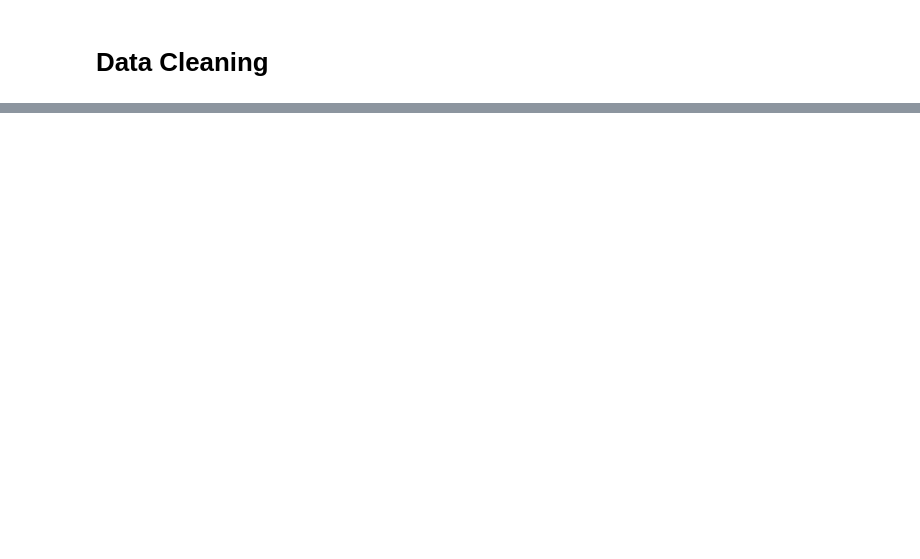
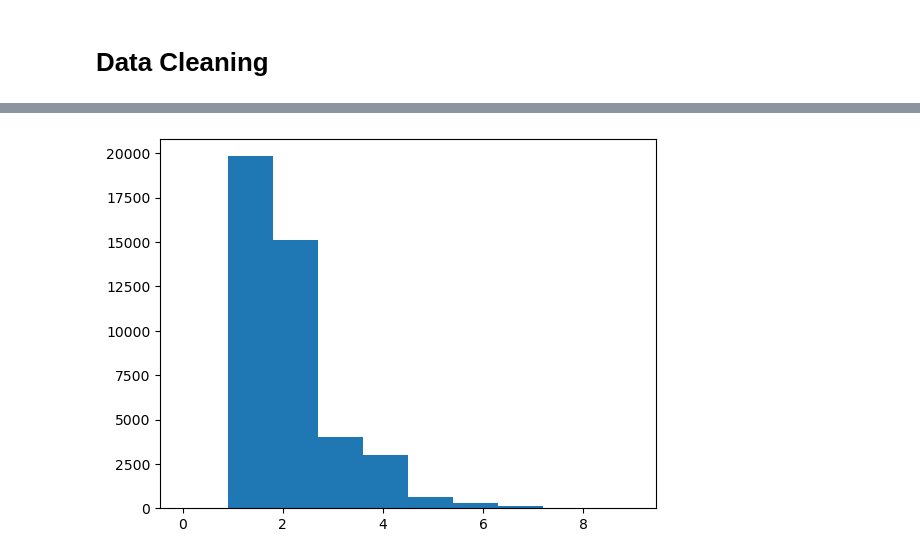
Before and after one commit to Luwate/dsc-phase-1-project, a Jupyter notebook: student.ipynb, the cells around one changed output, grey strips where cells are left out. Saved outputs shown, nothing was run; the diff lists cells and outputs as text; code cells hidden in the pictures; blank space fills up the shorter version.

Commit message:
Extensive data cleaning

```diff
--- a/student.ipynb
+++ b/student.ipynb
@@ -324,3 +375,5 @@ Weather.Condition         0.029887
 dtype: float64
 # %% [markdown]
 # Data Cleaning
+# %%
+df_cleaned = df_relevant.copy()
@@ -326,0 +398,2 @@ dtype: float64
+# %%
+df_cleaned.drop_duplicates(subset='Event.Id', keep=False, inplace=True)
@@ -326,0 +405,2 @@ dtype: float64
+# %%
+df_cleaned['Total.Souls'] = df_cleaned['Total.Fatal.Injuries'] + df_cleaned['Total.Serious.Injuries'] + df_cleaned['Total.Minor.Injuries'] + df_cleaned['Total.Uninjured']
@@ -326,0 +434,4 @@ dtype: float64
+# %%
+df_temp = df_cleaned.copy()
+df_temp.dropna(subset=['Number.of.Engines', 'Total.Souls'], inplace=True)
+df_temp.isnull().mean()
@@ -326,0 +456,5 @@ dtype: float64
+# %%
+fig, ax = plt.subplots()
+ax.hist(pd.DataFrame(df_temp[(df_temp['Number.of.Engines']==1) & (df_temp['Total.Souls']<10)]['Total.Souls']), bins =10);
+# %% [output]
+[figure, added]
```
Also changed, not shown: parts of 40 cells of this notebook.
